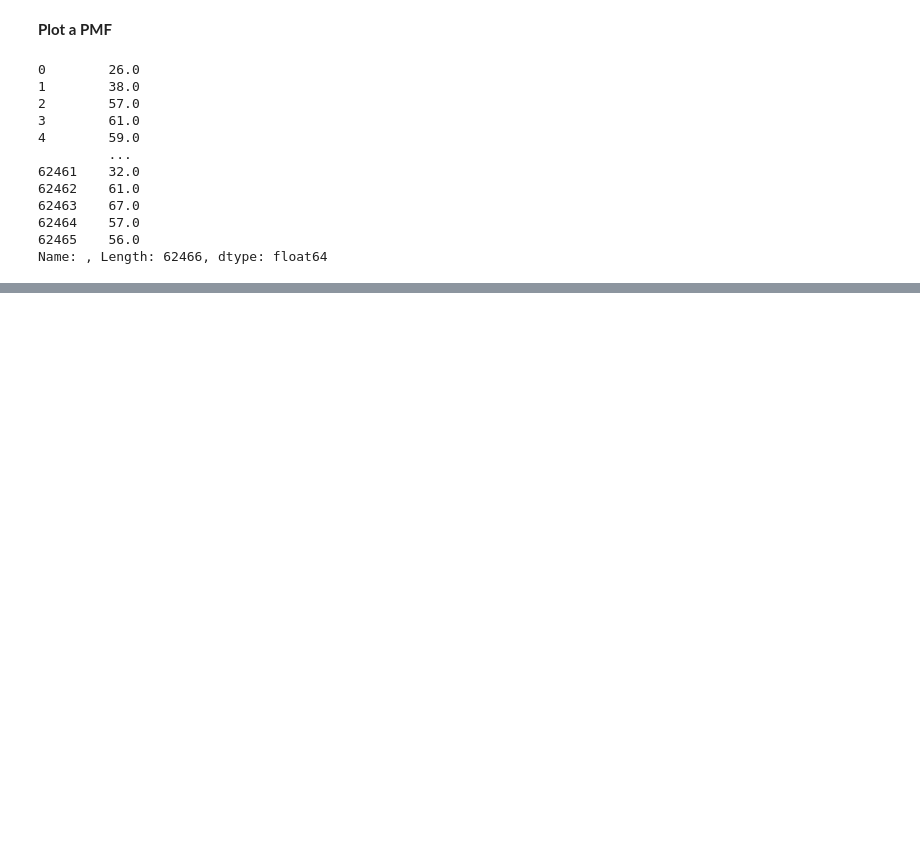
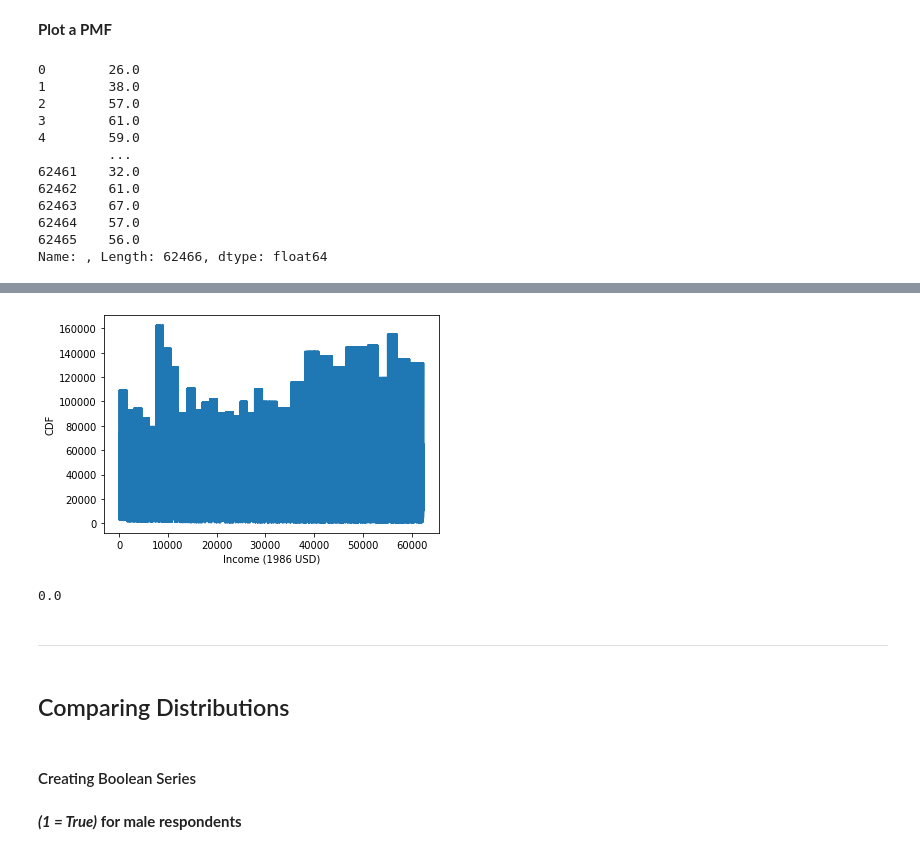
Before and after one commit to ishtiakrongon/Datacamp-Exploratory-Data-Analysis-in-Python, a Jupyter notebook: Distributions 2.ipynb, the cells around one changed output, grey strips where cells are left out. Saved outputs shown, nothing was run; the diff lists cells and outputs as text; code cells hidden in the pictures; blank space fills up the shorter version.

```diff
--- a/Distributions 2.ipynb
+++ b/Distributions 2.ipynb
@@ -89,0 +102,5 @@ plt.show()
+# %%
+income = gss['realinc']
+# %%
+cdf_income = Cdf(income.dropna())
+cdf_income
@@ -89,0 +121,10 @@ plt.show()
+# %%
+# Plot it
+cdf_income.plot(kind = 'line')
+
+# Label the axes
+plt.xlabel('Income (1986 USD)')
+plt.ylabel('CDF')
+plt.show()
+# %% [output]
+[figure, added]
@@ -89,0 +134,22 @@ plt.show()
+# %%
+# Calculate the 75th percentile
+percentile_75th = cdf_income.inverse(0.75)
+
+# Calculate the 25th percentile
+percentile_25th = cdf_income.inverse(0.25)
+
+# Calculate the interquartile range
+iqr = percentile_75th - percentile_25th
+
+# Print the interquartile range
+print(iqr)
+# %% [output]
+0.0
+# %% [markdown]
+---
+# %% [markdown]
+## Comparing Distributions
+# %% [markdown]
+#### Creating Boolean Series
+# %% [markdown]
+**_(1 = True)_ for male respondents**
```
Also changed, not shown: parts of 10 cells of this notebook.
